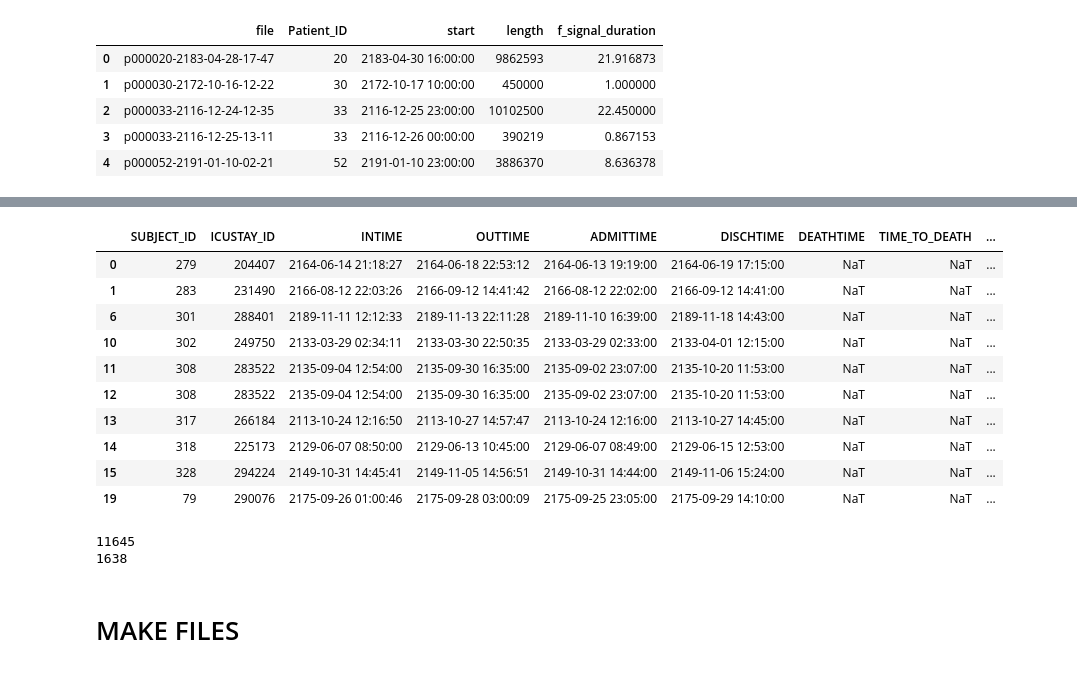
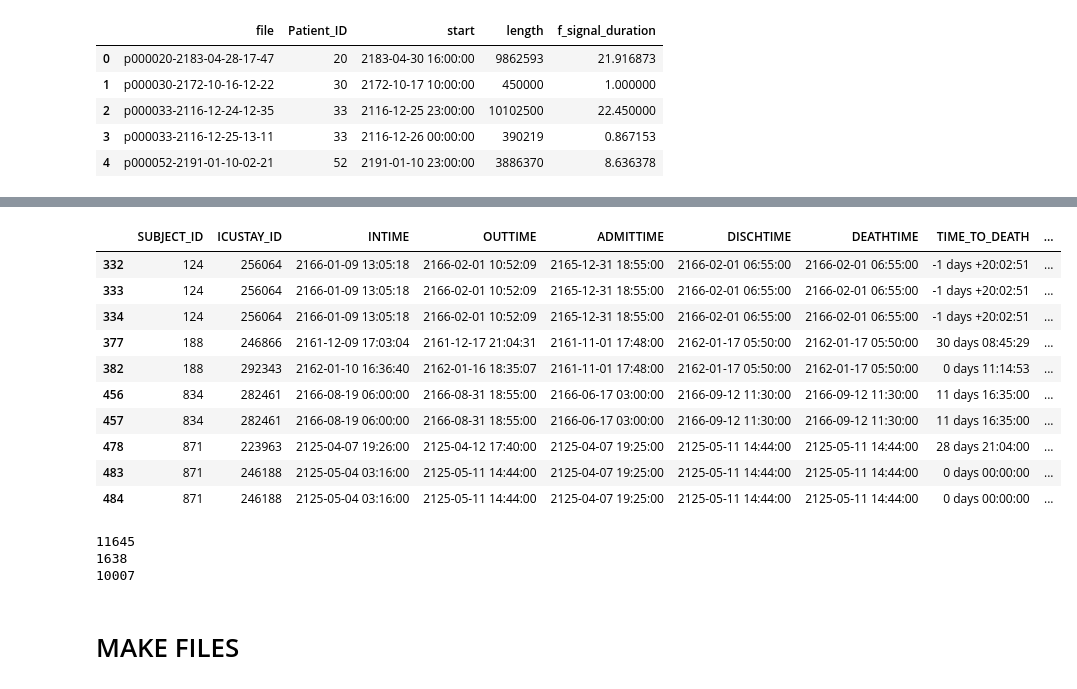
Before and after one commit to andresmore/HR_Analysis, a Jupyter notebook: HR_Analysis/LoadDataMimic.ipynb, the cells around one changed output, grey strips where cells are left out. Drawn from its saved outputs; the diff is of its cells as text; code cells hidden in the pictures.

Commit message:
distribution of time to death + start download index + end download index

```diff
--- a/HR_Analysis/LoadDataMimic.ipynb
+++ b/HR_Analysis/LoadDataMimic.ipynb
@@ -388,0 +386,19 @@ df = df[df.f_signal_duration>=5]
+# %%
+#get signal > 5horas
+df = df[df.f_signal_duration>=5]
+df['end_of_signal'] = df['start']+pd.to_timedelta(df['f_signal_duration'], unit='h')
+#time from end of signal to time of death
+df['s_time_to_death']= pd.to_timedelta(df.DEATHTIME-df.end_of_signal).dt.total_seconds()//3600
+
+#calculate start and end of download signal
+#end: min between 4 hours before dying and end of signal
+#start: 4 hours before end
+
+df['download_end']=np.minimum(df.DEATHTIME-pd.Timedelta('4h'), df.end_of_signal)
+df['download_start']=df['download_end']-pd.Timedelta('4h')
+
+#convert to index --- time since signal start in seconds *125 to int
+df['download_end_idx']=pd.to_timedelta(df['download_end']-df['start']).dt.total_seconds().astype(int)*125
+df['download_start_idx']=pd.to_timedelta(df['download_start']-df['start']).dt.total_seconds().astype(int)*125
+
+df.head()
@@ -388,0 +412,8 @@ df = df[df.f_signal_duration>=5]
+# %%
+import seaborn as sns
+died_data = df[pd.notna(df.DEATHTIME)]
+sns.set(rc={'figure.figsize':(15, 5)})
+
+ax= sns.distplot(died_data.s_time_to_death, axlabel='time to death in hours', bins=200)
+ax.xaxis.set_ticks(np.arange(-150, 1000, 30))
+ax.set_xlim(-200,1000)
@@ -389,20 +423,22 @@ df = df[df.f_signal_duration>=5]
 # %%
-df.head(10)
+died_data.head(10)
 # %% [output]
 |  | SUBJECT_ID | ICUSTAY_ID | INTIME | OUTTIME | ADMITTIME | DISCHTIME | DEATHTIME | TIME_TO_DEATH | ... |
-| 0 | 279 | 204407 | 2164-06-14 21:18:27 | 2164-06-18 22:53:12 | 2164-06-13 19:19:00 | 2164-06-19 17:15:00 | NaT | NaT | ... |
-| 1 | 283 | 231490 | 2166-08-12 22:03:26 | 2166-09-12 14:41:42 | 2166-08-12 22:02:00 | 2166-09-12 14:41:00 | NaT | NaT | ... |
-| 6 | 301 | 288401 | 2189-11-11 12:12:33 | 2189-11-13 22:11:28 | 2189-11-10 16:39:00 | 2189-11-18 14:43:00 | NaT | NaT | ... |
-| 10 | 302 | 249750 | 2133-03-29 02:34:11 | 2133-03-30 22:50:35 | 2133-03-29 02:33:00 | 2133-04-01 12:15:00 | NaT | NaT | ... |
-| 11 | 308 | 283522 | 2135-09-04 12:54:00 | 2135-09-30 16:35:00 | 2135-09-02 23:07:00 | 2135-10-20 11:53:00 | NaT | NaT | ... |
-| 12 | 308 | 283522 | 2135-09-04 12:54:00 | 2135-09-30 16:35:00 | 2135-09-02 23:07:00 | 2135-10-20 11:53:00 | NaT | NaT | ... |
-| 13 | 317 | 266184 | 2113-10-24 12:16:50 | 2113-10-27 14:57:47 | 2113-10-24 12:16:00 | 2113-10-27 14:45:00 | NaT | NaT | ... |
-| 14 | 318 | 225173 | 2129-06-07 08:50:00 | 2129-06-13 10:45:00 | 2129-06-07 08:49:00 | 2129-06-15 12:53:00 | NaT | NaT | ... |
-| 15 | 328 | 294224 | 2149-10-31 14:45:41 | 2149-11-05 14:56:51 | 2149-10-31 14:44:00 | 2149-11-06 15:24:00 | NaT | NaT | ... |
-| 19 | 79 | 290076 | 2175-09-26 01:00:46 | 2175-09-28 03:00:09 | 2175-09-25 23:05:00 | 2175-09-29 14:10:00 | NaT | NaT | ... |
+| 332 | 124 | 256064 | 2166-01-09 13:05:18 | 2166-02-01 10:52:09 | 2165-12-31 18:55:00 | 2166-02-01 06:55:00 | 2166-02-01 06:55:00 | -1 days +20:02:51 | ... |
+| 333 | 124 | 256064 | 2166-01-09 13:05:18 | 2166-02-01 10:52:09 | 2165-12-31 18:55:00 | 2166-02-01 06:55:00 | 2166-02-01 06:55:00 | -1 days +20:02:51 | ... |
+| 334 | 124 | 256064 | 2166-01-09 13:05:18 | 2166-02-01 10:52:09 | 2165-12-31 18:55:00 | 2166-02-01 06:55:00 | 2166-02-01 06:55:00 | -1 days +20:02:51 | ... |
+| 377 | 188 | 246866 | 2161-12-09 17:03:04 | 2161-12-17 21:04:31 | 2161-11-01 17:48:00 | 2162-01-17 05:50:00 | 2162-01-17 05:50:00 | 30 days 08:45:29 | ... |
+| 382 | 188 | 292343 | 2162-01-10 16:36:40 | 2162-01-16 18:35:07 | 2161-11-01 17:48:00 | 2162-01-17 05:50:00 | 2162-01-17 05:50:00 | 0 days 11:14:53 | ... |
+| 456 | 834 | 282461 | 2166-08-19 06:00:00 | 2166-08-31 18:55:00 | 2166-06-17 03:00:00 | 2166-09-12 11:30:00 | 2166-09-12 11:30:00 | 11 days 16:35:00 | ... |
+| 457 | 834 | 282461 | 2166-08-19 06:00:00 | 2166-08-31 18:55:00 | 2166-06-17 03:00:00 | 2166-09-12 11:30:00 | 2166-09-12 11:30:00 | 11 days 16:35:00 | ... |
+| 478 | 871 | 223963 | 2125-04-07 19:26:00 | 2125-04-12 17:40:00 | 2125-04-07 19:25:00 | 2125-05-11 14:44:00 | 2125-05-11 14:44:00 | 28 days 21:04:00 | ... |
+| 483 | 871 | 246188 | 2125-05-04 03:16:00 | 2125-05-11 14:44:00 | 2125-04-07 19:25:00 | 2125-05-11 14:44:00 | 2125-05-11 14:44:00 | 0 days 00:00:00 | ... |
+| 484 | 871 | 246188 | 2125-05-04 03:16:00 | 2125-05-11 14:44:00 | 2125-04-07 19:25:00 | 2125-05-11 14:44:00 | 2125-05-11 14:44:00 | 0 days 00:00:00 | ... |
 # %%
 print(len(df))
 print(len(df[df.DEATHTIME.isna()==False])) # how many died
+print(len(df[df.DEATHTIME.isna()==True])) # how many died
 # %% [output]
 11645
 1638
+10007
```
Also changed, not shown: parts of 6 cells of this notebook.
